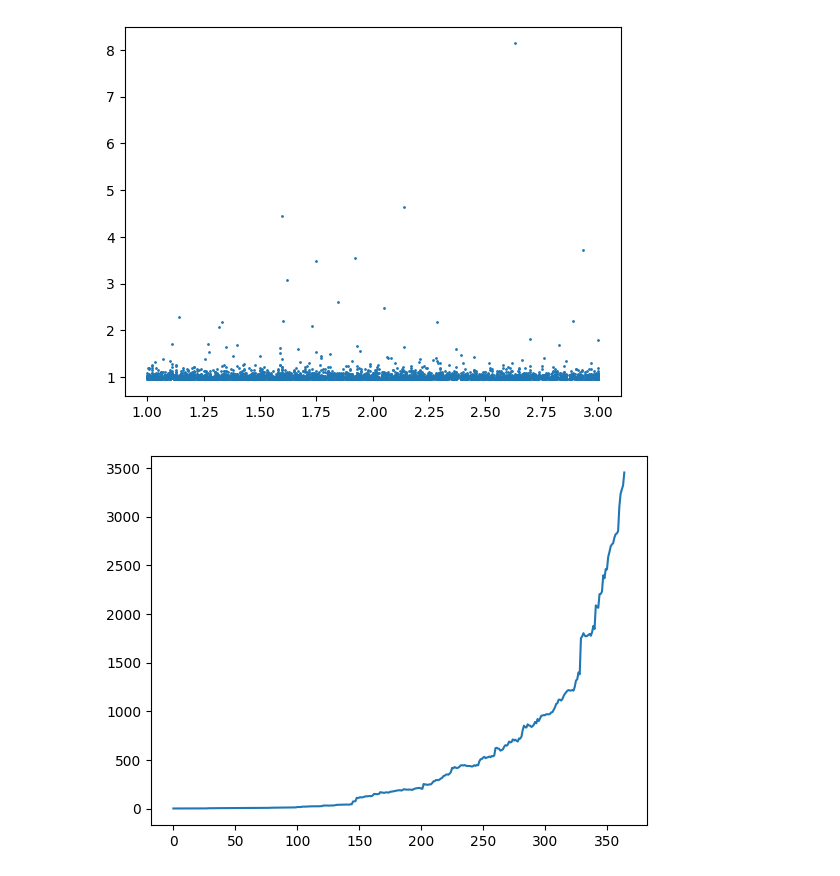
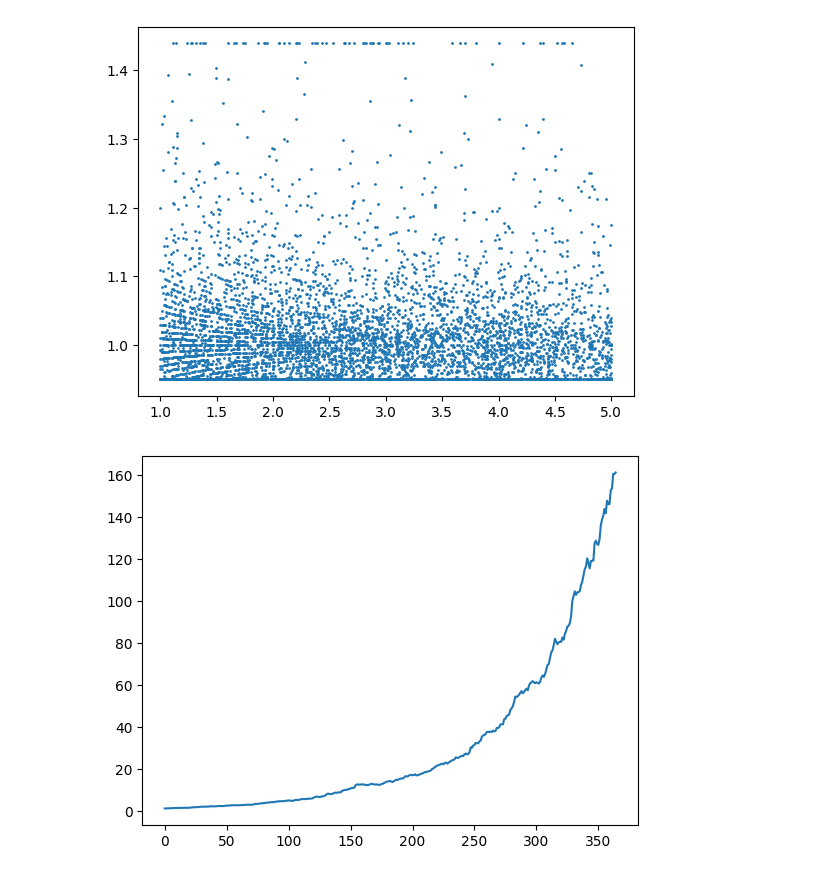
Before and after one commit to chung-ejy/orivault, a Jupyter notebook: studies/swing_trading_study/speculation_basic.ipynb, the cells around one changed output. Saved outputs shown, nothing was run; the diff lists cells and outputs as text; code cells hidden in the pictures.

```diff
--- a/studies/swing_trading_study/speculation_basic.ipynb
+++ b/studies/swing_trading_study/speculation_basic.ipynb
@@ -47,7 +47,8 @@ benchmark = Benchmark.convert_to_benchmark(benchmark,"adjclose")
 rolling_window = 10
 market.connect()
 prices = []
-for ticker in tqdm(index["ticker"]):
+skips = 1
+for ticker in tqdm(index["ticker"][::skips]):
     try:
         price = market.query("prices", {"ticker": ticker})
         if price.index.size > 150:
@@ -55,6 +56,13 @@ for ticker in tqdm(index["ticker"]):
             price = p.utc_date(price)
             price.sort_values("date", inplace=True)
             price = p.additional_date_columns(price)
+            dividends = market.query("dividends",{"ticker":ticker})
+            if dividends.index.size > 0:
+                dividends = p.utc_date(dividends)
+                price = price.merge(dividends,on=["date","ticker"])
+                price["dividend"] = price["rate"].ffill().fillna(0)
+            else:
+                price["dividend"] = 0
             for member in Metric:
                 price = member.calculate(price,timeframe=rolling_window)
             for member in Indicator:
@@ -69,23 +80,23 @@ market.disconnect()
 # %%
-model_end = 2020
+model_end = 2021
 backtest_end = 2026
 simulation = pd.concat(prices)
 simulation = simulation[(simulation["year"]>=model_end) & (simulation["year"]<backtest_end)]
 simulation.sort_values("date", inplace=True)
 # %%
 portfolios = PortfolioSelection.generate_possible_portfolios(
-                                                            ranking_metrics=["sma_corr","sma"]
-                                                            ,num_of_groups=[3]
+                                                            ranking_metrics=["sma_corr","sma","ema","ema_corr"]
+                                                            ,num_of_groups=[5,10]
                                                             ,group_percentages=[1]
-                                                            ,max_prices=[3]
-                                                            ,min_prices=[1]
+                                                            ,max_prices=[3,5,10]
+                                                            ,min_prices=[1,3,5]
                                                             ,stoplosses=[0.05]
                                                             ,rolling_windows=[rolling_window]
                                                             )
 filtered_portfolios = []
 for portfolio in portfolios:
         if portfolio.timeframe.value == "day"  and portfolio.selection_type.label == "top_blacklist" \
-            and portfolio.position_type.label == "long" and portfolio.allocation_type.label == "equal":
+            and portfolio.position_type.label == "long" and portfolio.allocation_type.label == "equal" and portfolio.max_price > portfolio.min_price:
             filtered_portfolios.append(portfolio)
 len(filtered_portfolios)
 # %% [output]
@@ -219,16 +242,16 @@ portfolio.sort_values("date")
 1233 rows × 14 columns
 # %%
-plt.scatter(trades["adjclose"],trades["weighted_return"],s=1)
+plt.scatter(trades["adjclose"],trades["return"],s=1)
 plt.show()
 # %% [output]
-[figure, old version]
+[figure, new version]
 # %%
 averaged_portfolio = portfolio.groupby("day").agg({"weighted_return":"mean","return":"mean"}).reset_index()
-averaged_portfolio["pv"] = averaged_portfolio["weighted_return"].cumprod()
+averaged_portfolio["pv"] = averaged_portfolio["return"].cumprod()
 plt.plot(averaged_portfolio["pv"])
 plt.show()
 # %% [output]
-[figure, old version]
+[figure, new version]
 # %%
 trades.tail(20)
 # %% [output]
```
Also changed, not shown: parts of 8 cells of this notebook, 7 other files.
